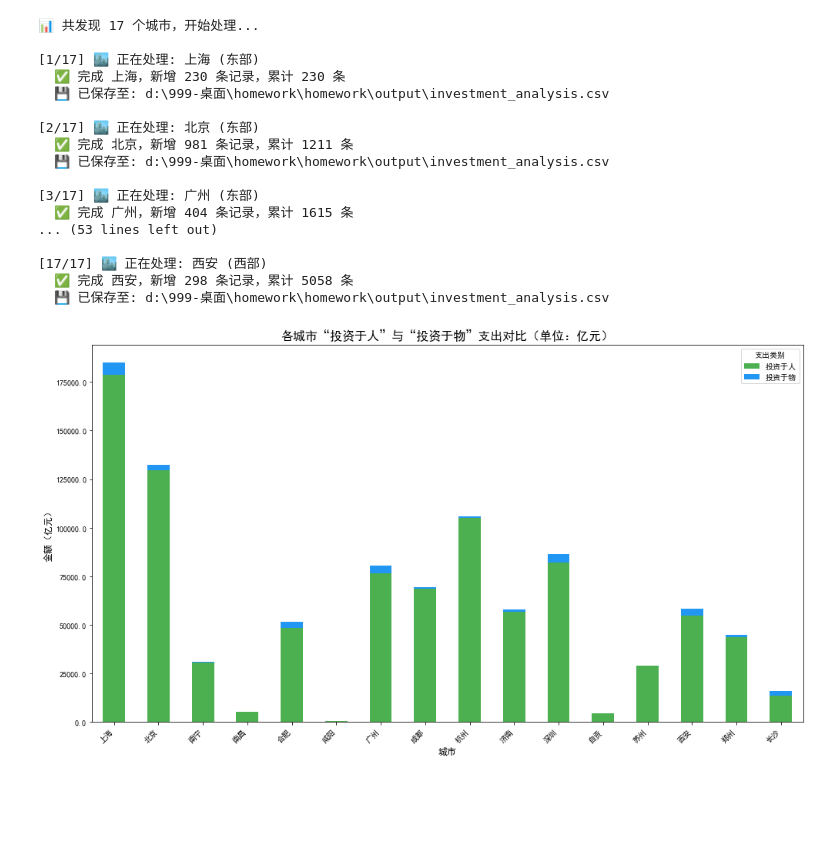
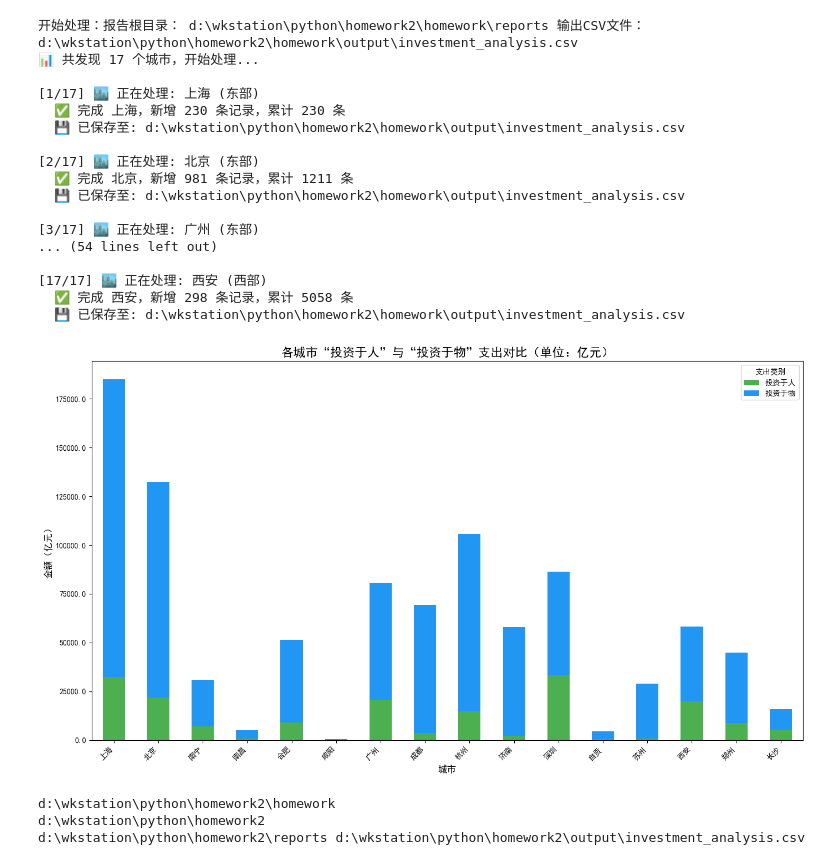
Before and after one commit to Ke51n/homework2, a Jupyter notebook: homework/extract.ipynb, the cells around one changed output. Saved outputs shown, nothing was run; the diff lists cells and outputs as text; code cells hidden in the pictures; blank space fills up the shorter version.

```diff
--- a/homework/extract.ipynb
+++ b/homework/extract.ipynb
@@ -4,10 +4,17 @@ import re
 import pandas as pd
 
 # ================== 配置 ==================
-BASE_DIR = "d:\\999-桌面\\homework\\homework\\reports"
+# root_dir = os.path.dirname(os.path.abspath(''))
+root_dir = os.getcwd()
 
-# BASE_DIR = "./reports"
-OUTPUT_CSV = "d:\\999-桌面\\homework\\homework\\output\\investment_analysis.csv"
+# //拼接路径
+BASE_DIR = os.path.join(root_dir, "reports")
+OUTPUT_CSV = os.path.join(root_dir, "output", "investment_analysis.csv")
+print("开始处理：报告根目录：",BASE_DIR,"输出CSV文件：", OUTPUT_CSV)
+# BASE_DIR = "d:\\999-桌面\\homework\\homework\\reports"
+
+# # BASE_DIR = "./reports"
+# OUTPUT_CSV = "d:\\999-桌面\\homework\\homework\\output\\investment_analysis.csv"
 
 # 区域映射
 def get_region_label(name):
@@ -144,8 +151,8 @@ def extract_amount_and_category(sentence):
         if kw in clean_sent:
             return amount_wan, 'physical', kw
     # 未明确的当作人TODO:
-    return None,None,None
-    # return amount_wan, 'human', '未明确方向'
+    # return None,None,None
+    return amount_wan, 'physical', '未明确方向'
 
 # === 主流程 ===
 all_records = []
@@ -281,23 +288,23 @@ for idx, (region_folder, city_folder) in enumerate(city_list, 1):
     df.to_csv(OUTPUT_CSV, index=False, encoding='utf_8_sig')
     print(f"  💾 已保存至: {OUTPUT_CSV}\n")
 # %% [output]
+开始处理：报告根目录： d:\wkstation\python\homework2\homework\reports 输出CSV文件： d:\wkstation\python\homework2\homework\output\investment_analysis.csv
 📊 共发现 17 个城市，开始处理...
 
 [1/17] 🏙️ 正在处理: 上海 (东部)
   ✅ 完成 上海，新增 230 条记录，累计 230 条
-  💾 已保存至: d:\999-桌面\homework\homework\output\investment_analysis.csv
+  💾 已保存至: d:\wkstation\python\homework2\homework\output\investment_analysis.csv
 
 [2/17] 🏙️ 正在处理: 北京 (东部)
   ✅ 完成 北京，新增 981 条记录，累计 1211 条
-  💾 已保存至: d:\999-桌面\homework\homework\output\investment_analysis.csv
+  💾 已保存至: d:\wkstation\python\homework2\homework\output\investment_analysis.csv
 
 [3/17] 🏙️ 正在处理: 广州 (东部)
-  ✅ 完成 广州，新增 404 条记录，累计 1615 条
-... (53 lines left out)
+... (54 lines left out)
 
 [17/17] 🏙️ 正在处理: 西安 (西部)
   ✅ 完成 西安，新增 298 条记录，累计 5058 条
-  💾 已保存至: d:\999-桌面\homework\homework\output\investment_analysis.csv
+  💾 已保存至: d:\wkstation\python\homework2\homework\output\investment_analysis.csv
 # %%
 import pandas as pd
 import matplotlib.pyplot as plt
@@ -309,10 +316,10 @@ plt.rcParams['font.sans-serif'] = [
     'Arial Unicode MS'
 ]
 
+
 # 读取数据
-dir = "d:\\999-桌面\\homework\\homework\\output\\investment_analysis.csv"
 
-df = pd.read_csv(dir)
+df = pd.read_csv(OUTPUT_CSV)
 
 # 只保留有金额的记录（排除定性分析行）
 df_amount = df.dropna(subset=['金额（万元）'])
@@ -320,31 +327,44 @@ df_amount = df.dropna(subset=['金额（万元）'])
 # 将“万元”转换为“亿元”用于显示（1 亿元 = 10000 万元）
 df_amount['金额（亿元）'] = df_amount['金额（万元）'] / 10000
 
 # 按城市和类别汇总（单位：亿元）
 city_totals = df_amount.groupby(['城市', '支出类别'])['金额（亿元）'].sum().unstack(fill_value=0)
 
 # 绘图
 ax = city_totals.plot(
     kind='bar',
     stacked=True,
     figsize=(14, 8),
     color=['#4CAF50', '#2196F3']  # human: green, physical: blue
 )
 
 # 设置标题和标签
 plt.title('各城市“投资于人”与“投资于物”支出对比（单位：亿元）', fontsize=16)
 plt.xlabel('城市', fontsize=12)
 plt.ylabel('金额（亿元）', fontsize=12)
 plt.xticks(rotation=45, ha='right')
 plt.legend(['投资于人', '投资于物'], title='支出类别')
 
 # 格式化 Y 轴：保留1位小数
 from matplotlib.ticker import FuncFormatter
 def billions(x, pos):
     return f'{x:.1f}'
 ax.yaxis.set_major_formatter(FuncFormatter(billions))
 
 plt.tight_layout()
 plt.show()
 # %% [output]
-[figure, old version]
+[figure, new version]
+# %%
+import os
+root_dir = os.path.dirname(os.path.abspath('.'))
+print(os.getcwd())
+print(root_dir)
+# //拼接路径
+BASE_DIR = os.path.join(root_dir, "reports")
+OUTPUT_CSV = os.path.join(root_dir, "output", "investment_analysis.csv")
+print(BASE_DIR, OUTPUT_CSV)
+# %% [output]
+d:\wkstation\python\homework2\homework
+d:\wkstation\python\homework2
+d:\wkstation\python\homework2\reports d:\wkstation\python\homework2\output\investment_analysis.csv
```
Also changed, not shown: 7 other files.
